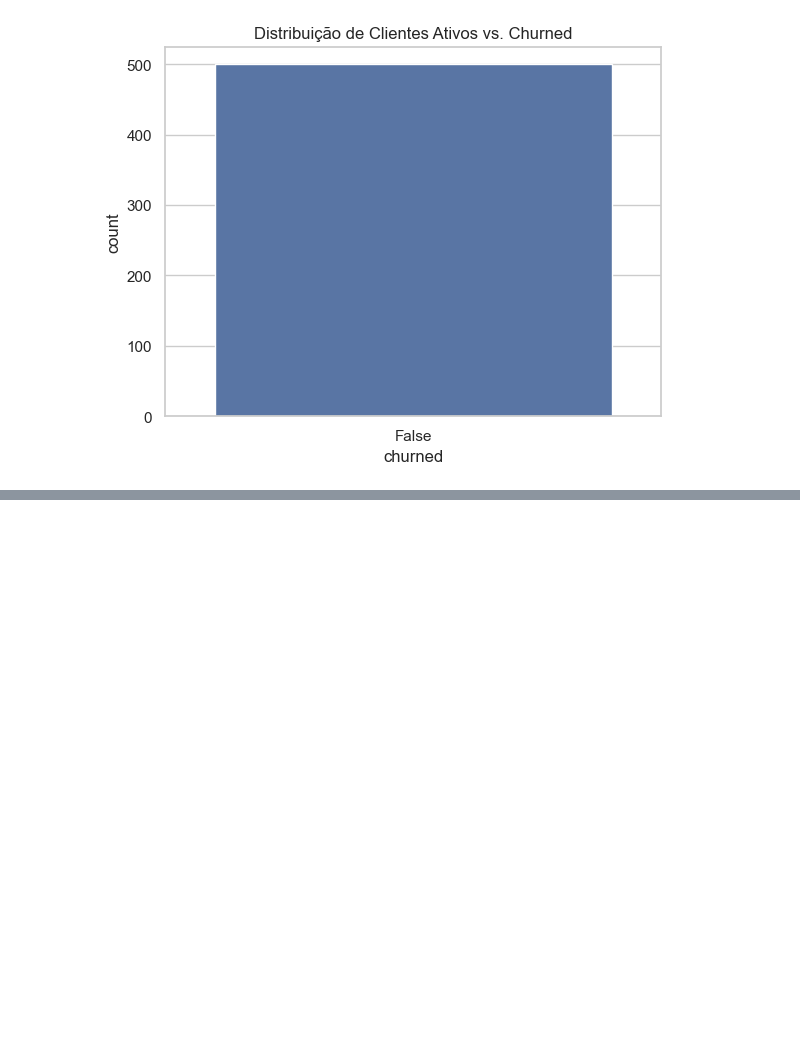
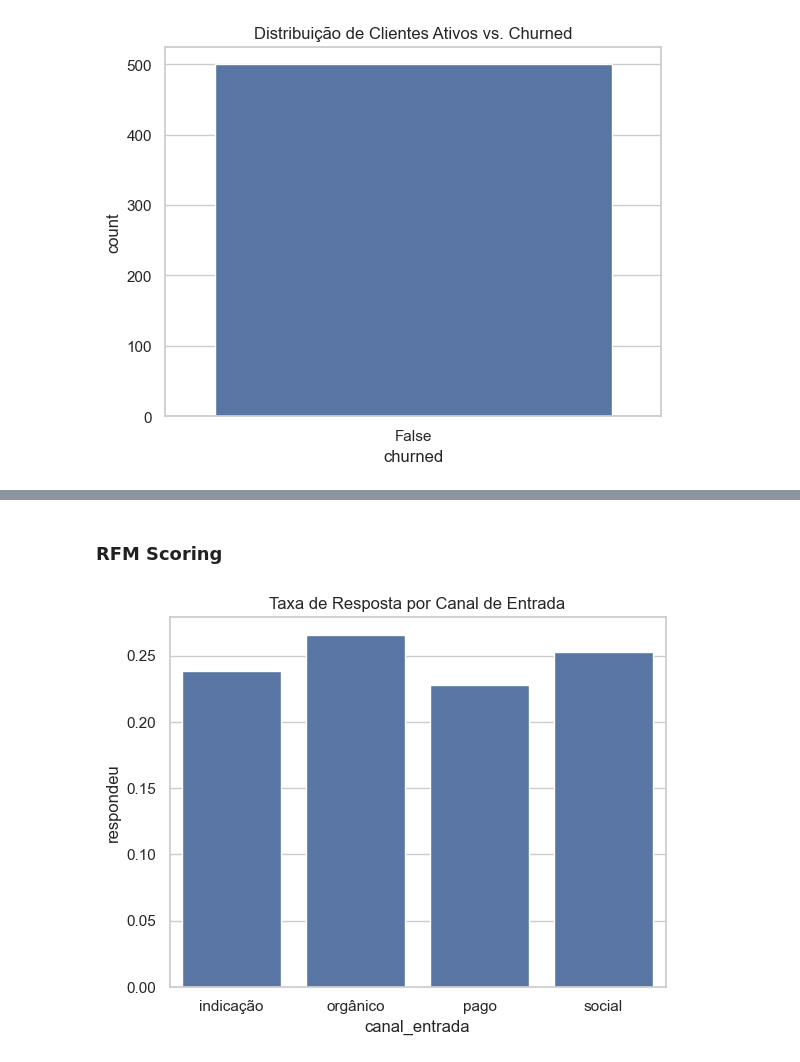
Before and after one commit to DanielBorgesDev/crm-lifecycle-analysis, a Jupyter notebook: notebooks/eda.ipynb, the cells around one changed output, grey strips where cells are left out. Cells and saved outputs as stored; diff of their text form; code cells hidden in the pictures; blank space fills up the shorter version.

Commit message:
feat: Scoring, Campaign analysis, Average length of stay and auto Save graphs

```diff
--- a/notebooks/eda.ipynb
+++ b/notebooks/eda.ipynb
@@ -94,0 +95,10 @@ NameError: name 'rfm' is not defined
+# %% [markdown]
+### RFM Scoring
+# %%
+respostas = campanhas.merge(clientes, on='cliente_id')
+taxa_resposta = respostas.groupby('canal_entrada')['respondeu'].apply(lambda x: (x == 'sim').mean()).reset_index()
+sns.barplot(data=taxa_resposta, x='canal_entrada', y='respondeu')
+plt.title('Taxa de Resposta por Canal de Entrada')
+plt.show()
+# %% [output]
+[figure, added]
```
Also changed, not shown: parts of 7 cells of this notebook, 3 other files.
